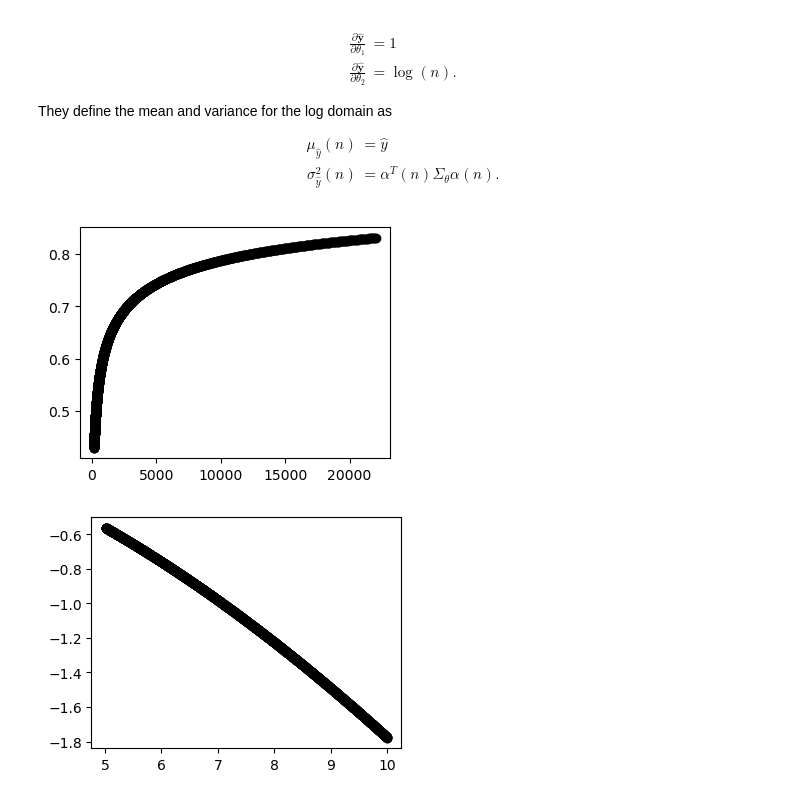
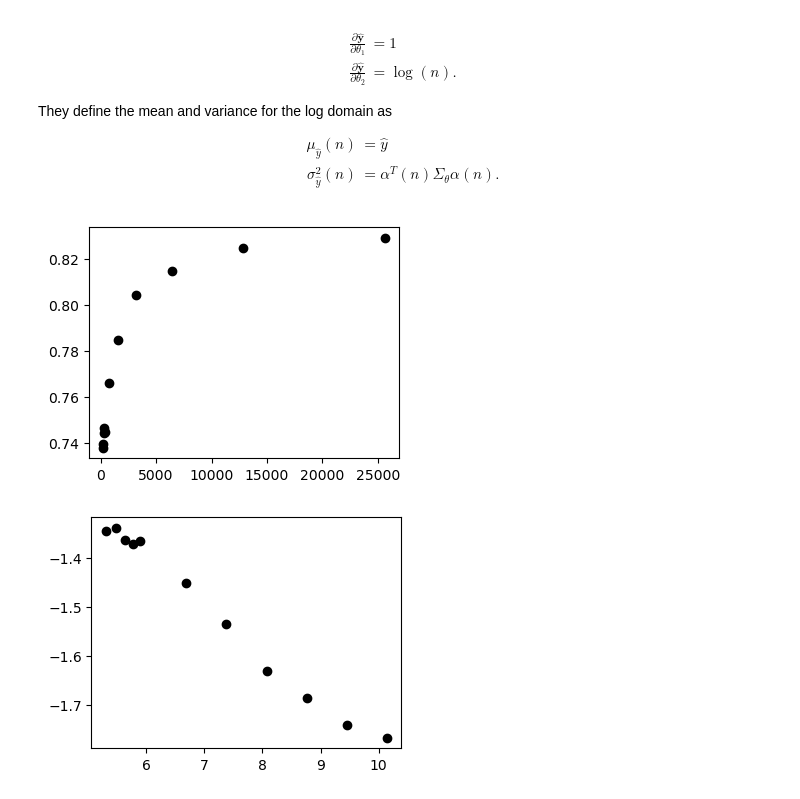
Before and after one commit to tufts-ml/extrapolating-classifier-accuracy-to-larger-datasets, a Jupyter notebook: notebooks/previous_methods.ipynb, the cells around one changed output. Cells and saved outputs as stored; diff of their text form; code cells hidden in the pictures.

```diff
--- a/notebooks/previous_methods.ipynb
+++ b/notebooks/previous_methods.ipynb
@@ -59,20 +59,22 @@ They define the mean and variance for the log domain as
 # %%
 X = [200, 240, 280, 320, 360, 800, 1600, 3200, 6400, 12800, 25600]
 y = [0.7394, 0.7379, 0.7443, 0.7464, 0.7449, 0.7660, 0.7845, 0.8041, 0.8148, 0.8245, 0.8291]
-# For an example where both Xs and ys fall on a log scale use uncomment X and y below
-X = np.exp(np.logspace(0.7, 1, 2000))
-y = 1-np.exp(-np.logspace(-0.25, 0.25, 2000))
+n_training_samples = 5
+# For an example where both Xs and ys fall on a log scale uncomment X, y, and n_training_samples below
+#X = np.exp(np.logspace(0.7, 1, 2000))
+#y = 1-np.exp(-np.logspace(-0.25, 0.25, 2000))
+#n_training_samples = 1000
 fig, ax = plt.subplots(ncols=1, nrows=1, figsize=(4, 3))
 ax.scatter(X, y, color='black')
 fig.show()
 # %% [output]
-[figure, old version]
+[figure, new version]
 # %%
 fig, ax = plt.subplots(ncols=1, nrows=1, figsize=(4, 3))
 ax.scatter(np.log(X), np.log(1-np.array(y)), color='black')
 fig.show()
 # %% [output]
-[figure, old version]
+[figure, new version]
 # %%
 # Train and test split
 X_with_bias = np.insert(np.log(X)[:,np.newaxis], 0, 1, axis=1)
```
Also changed, not shown: parts of 5 cells of this notebook.
